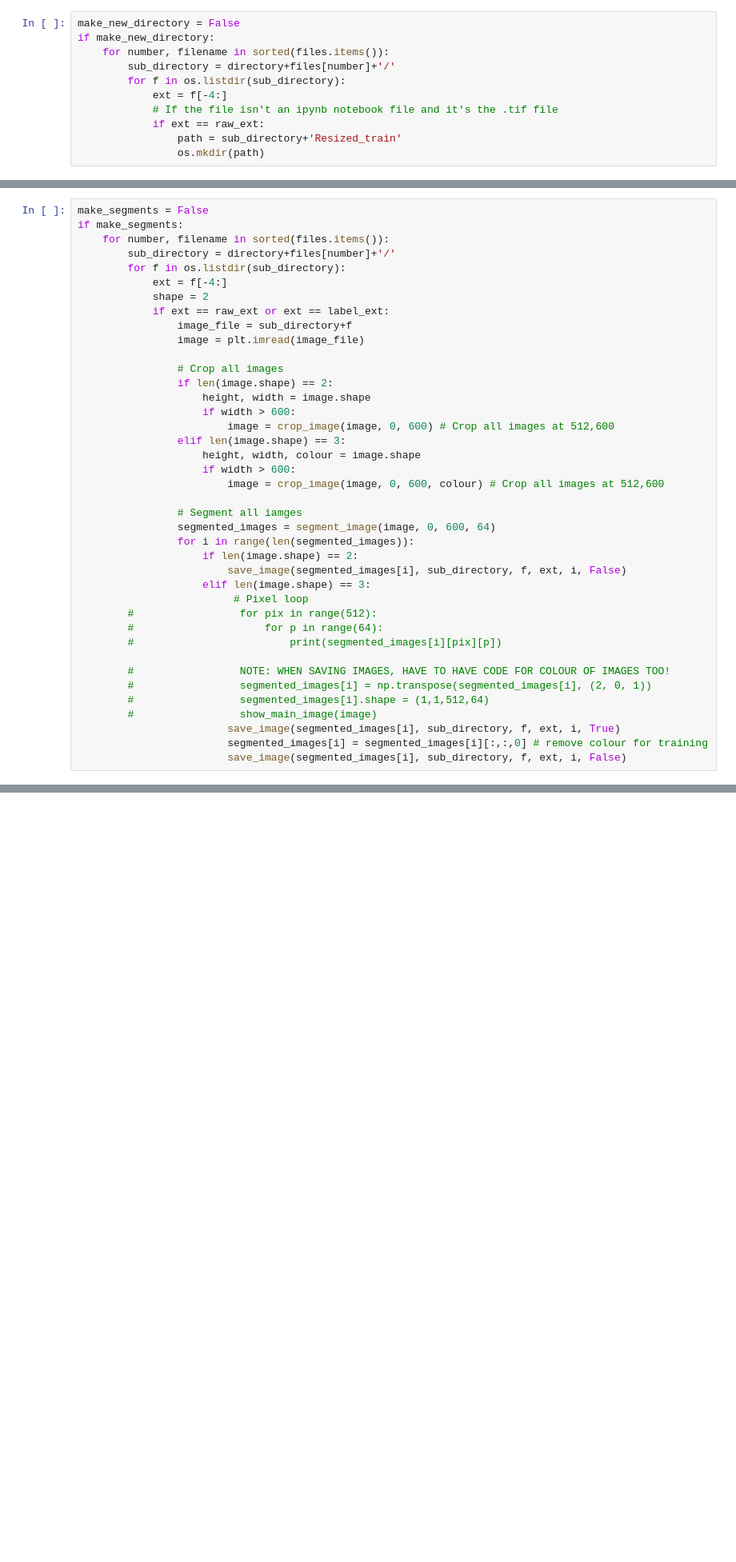
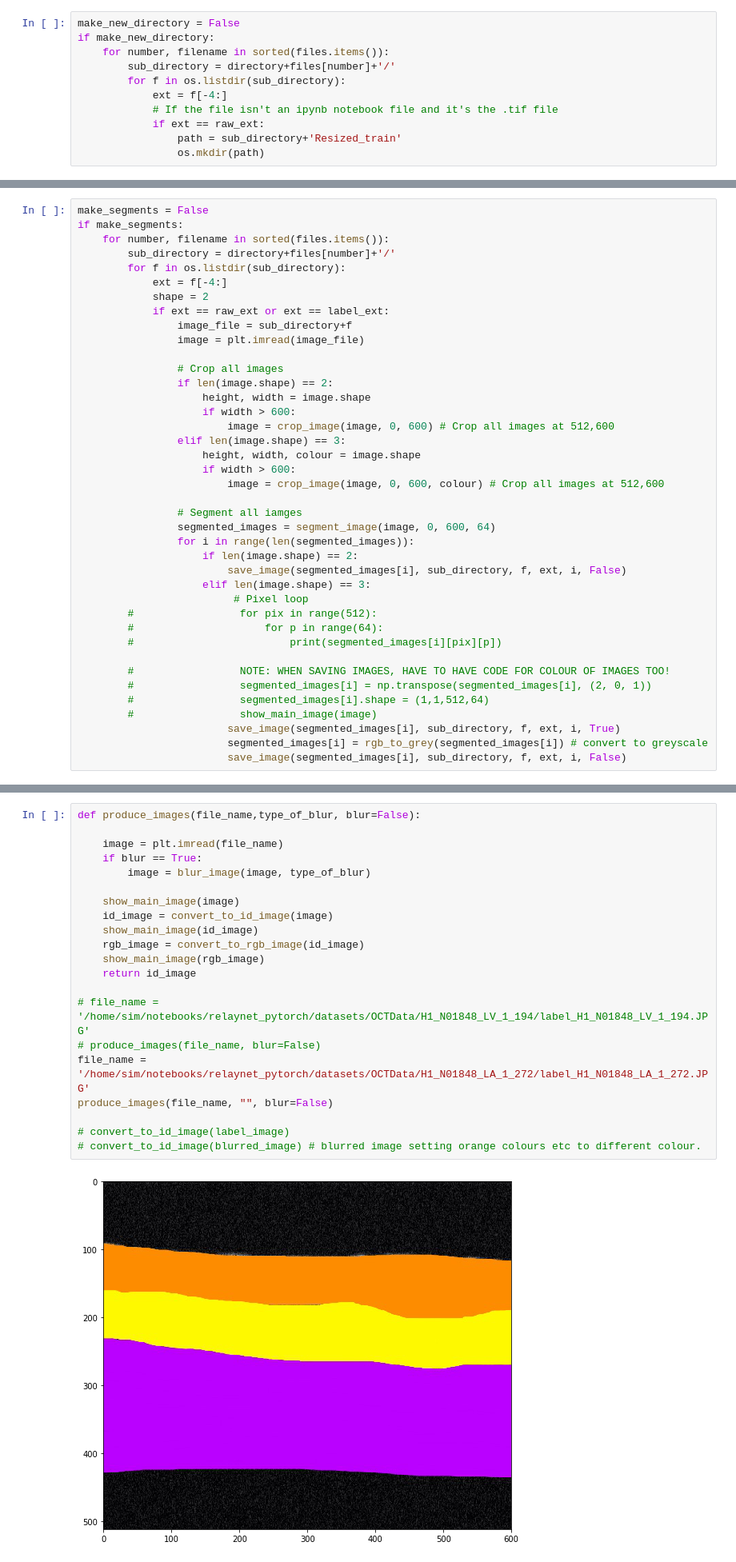
Before and after one commit to simasima121/relaynet_pytorch, a Jupyter notebook: ResizeData.ipynb, the cells around one changed output, grey strips where cells are left out. Shown at 80% size. Saved outputs shown, nothing was run; the diff lists cells and outputs as text; blank space fills up the shorter version.

Commit message:
Created Image Ids

```diff
--- a/ResizeData.ipynb
+++ b/ResizeData.ipynb
@@ -129,5 +133,5 @@ if make_segments:
         #                 segmented_images[i].shape = (1,1,512,64)
         #                 show_main_image(image)
                         save_image(segmented_images[i], sub_directory, f, ext, i, True)
-                        segmented_images[i] = segmented_images[i][:,:,0] # remove colour for training
+                        segmented_images[i] = rgb_to_grey(segmented_images[i]) # convert to greyscale
                         save_image(segmented_images[i], sub_directory, f, ext, i, False)
@@ -133,0 +413,23 @@ if make_segments:
+# %%
+def produce_images(file_name,type_of_blur, blur=False):
+
+    image = plt.imread(file_name)
+    if blur == True:
+        image = blur_image(image, type_of_blur)
+
+    show_main_image(image)
+    id_image = convert_to_id_image(image)
+    show_main_image(id_image)
+    rgb_image = convert_to_rgb_image(id_image)
+    show_main_image(rgb_image)
+    return id_image
+
+# file_name = '/home/sim/notebooks/relaynet_pytorch/datasets/OCTData/H1_N01848_LV_1_194/label_H1_N01848_LV_1_194.JPG'
+# produce_images(file_name, blur=False)
+file_name = '/home/sim/notebooks/relaynet_pytorch/datasets/OCTData/H1_N01848_LA_1_272/label_H1_N01848_LA_1_272.JPG'
+produce_images(file_name, "", blur=False)
+
+# convert_to_id_image(label_image)
+# convert_to_id_image(blurred_image) # blurred image setting orange colours etc to different colour.
+# %% [output]
+[figure, added]
```
Also changed, not shown: parts of 15 cells of this notebook, 2 other files.
